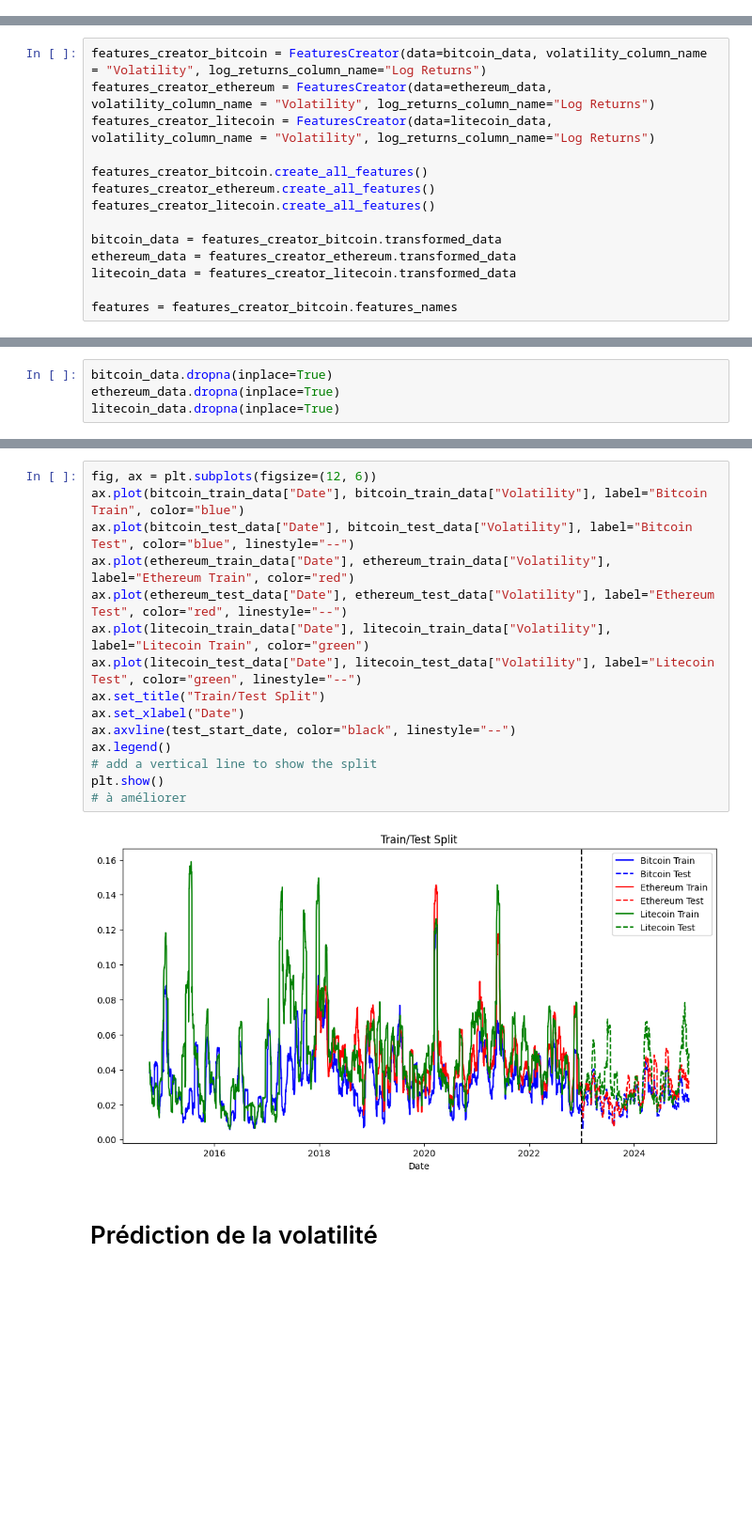
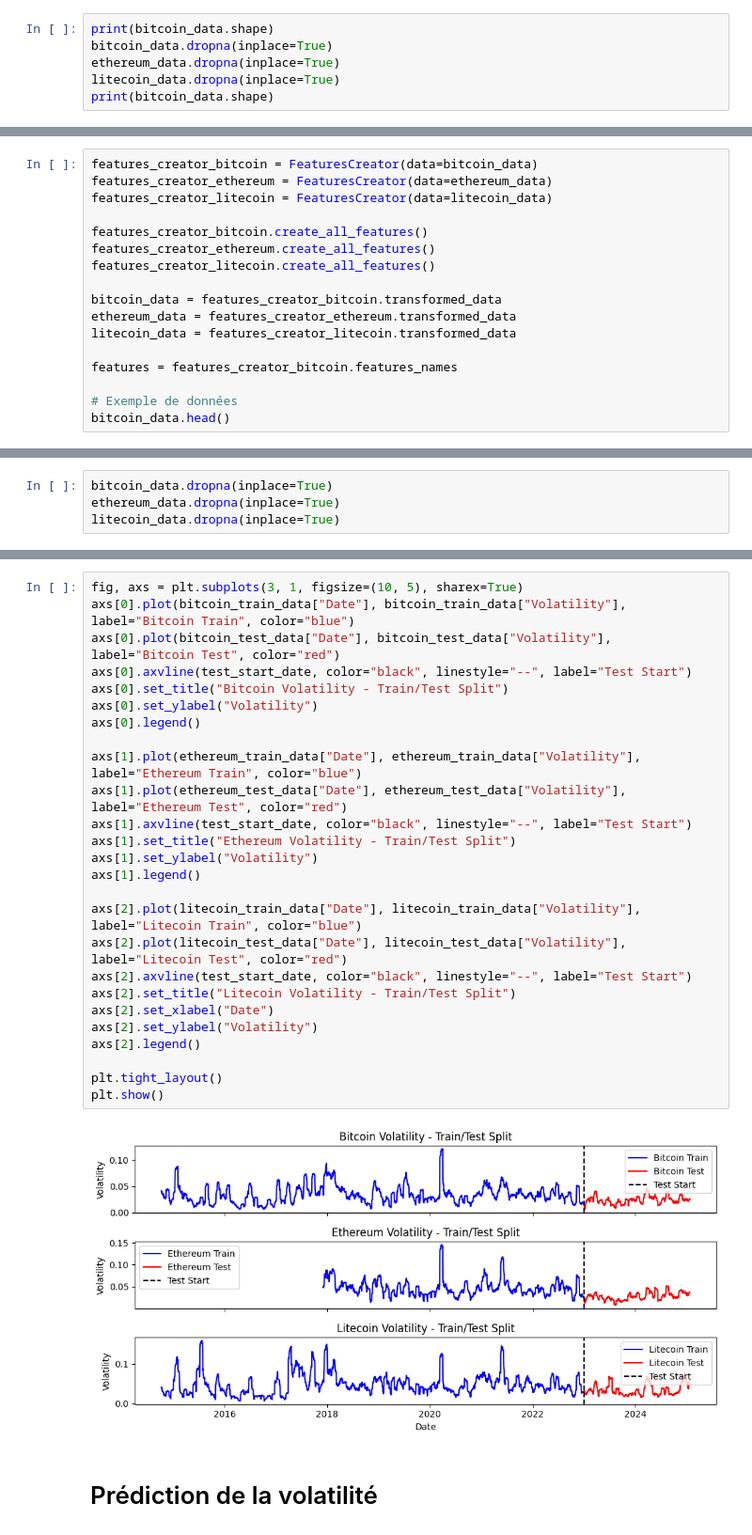
Before and after one commit to emmaebrl/crypto-volatility-lab, a Jupyter notebook: sandbox/all_currencies.ipynb, the cells around one changed output, grey strips where cells are left out. Shown at 94% size. Drawn from its saved outputs; the diff is of its cells as text; blank space fills up the shorter version.

```diff
--- a/sandbox/all_currencies.ipynb
+++ b/sandbox/all_currencies.ipynb
@@ -31,0 +59,6 @@ litecoin_data["Volatility"] = ts_creator.create_volatility_time_series()
+# %%
+print(bitcoin_data.shape)
+bitcoin_data.dropna(inplace=True)
+ethereum_data.dropna(inplace=True)
+litecoin_data.dropna(inplace=True)
+print(bitcoin_data.shape)
@@ -60,7 +96,7 @@ plt.show()
 # %%
-features_creator_bitcoin = FeaturesCreator(data=bitcoin_data, volatility_column_name = "Volatility", log_returns_column_name="Log Returns")
-features_creator_ethereum = FeaturesCreator(data=ethereum_data, volatility_column_name = "Volatility", log_returns_column_name="Log Returns")
-features_creator_litecoin = FeaturesCreator(data=litecoin_data, volatility_column_name = "Volatility", log_returns_column_name="Log Returns")
+features_creator_bitcoin = FeaturesCreator(data=bitcoin_data)
+features_creator_ethereum = FeaturesCreator(data=ethereum_data)
+features_creator_litecoin = FeaturesCreator(data=litecoin_data)
 
 features_creator_bitcoin.create_all_features()
 features_creator_ethereum.create_all_features()
@@ -71,3 +107,6 @@ ethereum_data = features_creator_ethereum.transformed_data
 litecoin_data = features_creator_litecoin.transformed_data
 
 features = features_creator_bitcoin.features_names
+
+# Exemple de données
+bitcoin_data.head()
@@ -112,19 +201,30 @@ Litecoin test data proportion: 19.92%
 # %%
-fig, ax = plt.subplots(figsize=(12, 6))
-ax.plot(bitcoin_train_data["Date"], bitcoin_train_data["Volatility"], label="Bitcoin Train", color="blue")
-ax.plot(bitcoin_test_data["Date"], bitcoin_test_data["Volatility"], label="Bitcoin Test", color="blue", linestyle="--")
-ax.plot(ethereum_train_data["Date"], ethereum_train_data["Volatility"], label="Ethereum Train", color="red")
-ax.plot(ethereum_test_data["Date"], ethereum_test_data["Volatility"], label="Ethereum Test", color="red", linestyle="--")
-ax.plot(litecoin_train_data["Date"], litecoin_train_data["Volatility"], label="Litecoin Train", color="green")
-ax.plot(litecoin_test_data["Date"], litecoin_test_data["Volatility"], label="Litecoin Test", color="green", linestyle="--")
-ax.set_title("Train/Test Split")
-ax.set_xlabel("Date")
-ax.axvline(test_start_date, color="black", linestyle="--")
-ax.legend()
-# add a vertical line to show the split
+fig, axs = plt.subplots(3, 1, figsize=(10, 5), sharex=True)
+axs[0].plot(bitcoin_train_data["Date"], bitcoin_train_data["Volatility"], label="Bitcoin Train", color="blue")
+axs[0].plot(bitcoin_test_data["Date"], bitcoin_test_data["Volatility"], label="Bitcoin Test", color="red")
+axs[0].axvline(test_start_date, color="black", linestyle="--", label="Test Start")
+axs[0].set_title("Bitcoin Volatility - Train/Test Split")
+axs[0].set_ylabel("Volatility")
+axs[0].legend()
+
+axs[1].plot(ethereum_train_data["Date"], ethereum_train_data["Volatility"], label="Ethereum Train", color="blue")
+axs[1].plot(ethereum_test_data["Date"], ethereum_test_data["Volatility"], label="Ethereum Test", color="red")
+axs[1].axvline(test_start_date, color="black", linestyle="--", label="Test Start")
+axs[1].set_title("Ethereum Volatility - Train/Test Split")
+axs[1].set_ylabel("Volatility")
+axs[1].legend()
+
+axs[2].plot(litecoin_train_data["Date"], litecoin_train_data["Volatility"], label="Litecoin Train", color="blue")
+axs[2].plot(litecoin_test_data["Date"], litecoin_test_data["Volatility"], label="Litecoin Test", color="red")
+axs[2].axvline(test_start_date, color="black", linestyle="--", label="Test Start")
+axs[2].set_title("Litecoin Volatility - Train/Test Split")
+axs[2].set_xlabel("Date")
+axs[2].set_ylabel("Volatility")
+axs[2].legend()
+
+plt.tight_layout()
 plt.show()
-# à améliorer
 # %% [output]
-[figure, old version]
+[figure, new version]
 # %% [markdown]
 # Prédiction de la volatilité
```
Also changed, not shown: parts of 23 cells of this notebook, 8 other files.
